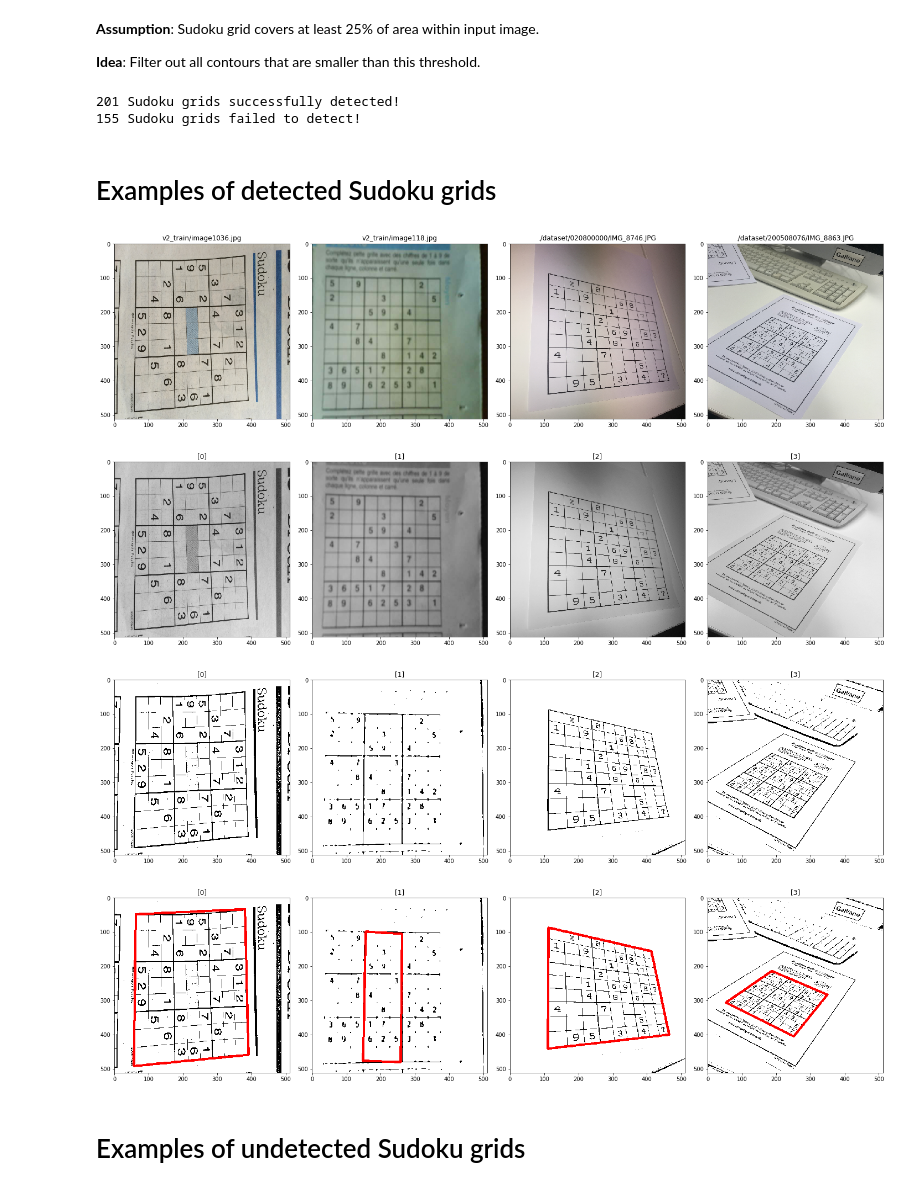
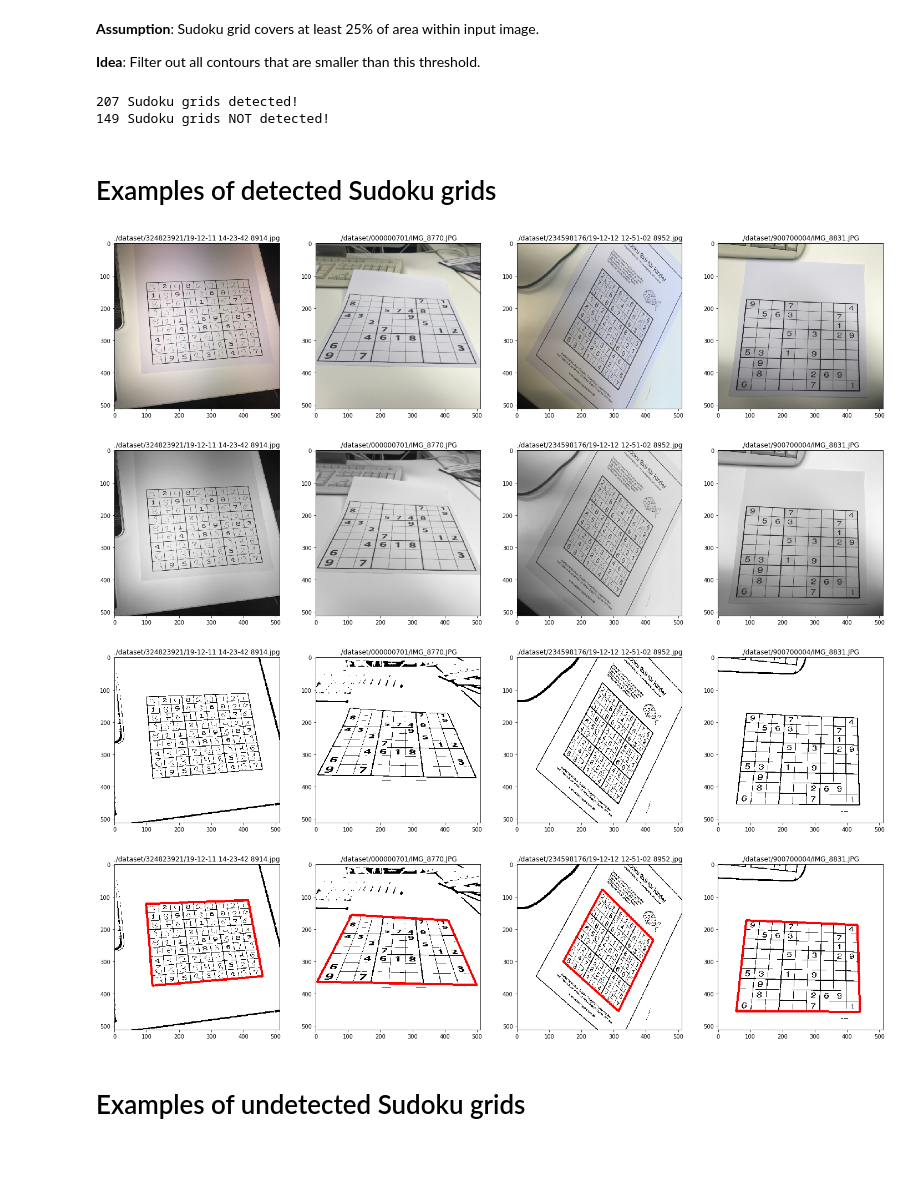
Before and after one commit to uol-mediaprocessing-201920/group-projects-sudoku-solver, a Jupyter notebook: main_detection.ipynb, the cells around one changed output. Cells and saved outputs as stored; diff of their text form; code cells hidden in the pictures; blank space fills up the shorter version.

```diff
--- a/main_detection.ipynb
+++ b/main_detection.ipynb
@@ -157,6 +172,6 @@ def get_foursided_contours(contours):
   return candidates
 
 foursided_contours = [get_foursided_contours(x) for x in approximated_contours]
-input_images["contour_image"] = [draw_contours(x, y) for x, y in zip(input_images["thresh_image"], foursided_contours)]
-show_images(input_images["contour_image"], titles=input_images["filename"], i_samples=demo_indices)
+dataset["contour_image"] = [draw_contours(x, y) for x, y in zip(dataset["thresh_image"], foursided_contours)]
+show_images(dataset["contour_image"], dataset.index, i_samples=demo_indices)
 # %% [output]
@@ -178,7 +193,7 @@ def get_largest_contour(contours):
     longest = np.argmax(lengths)
     return contours[longest]
 
-largest_contours = [get_largest_contour(x) for x in foursided_contours]
-input_images["contour_image"] = [draw_contours(x, [y]) for x, y in zip(input_images["thresh_image"], largest_contours)]
-show_images(input_images["contour_image"], titles=input_images["filename"], i_samples=demo_indices)
+dataset["contour"] = [get_largest_contour(x) for x in foursided_contours]
+dataset["contour_image"] = [draw_contours(x, [y], thickness=0.01) for x, y in zip(dataset["thresh_image"], largest_contours)]
+show_images(dataset["contour_image"], dataset.index, i_samples=demo_indices)
 # %% [output]
@@ -190,41 +205,37 @@ show_images(input_images["contour_image"], titles=input_images["filename"], i_sa
 
 **Idea**: Filter out all contours that are smaller than this threshold.
 # %%
-def check_sudoku_contour(image, contour, threshold=0.1):
+def check_sudoku_contour(input_image, contour, threshold=0.1, **kwargs):
   if contour is None:
     return False
-  width, height = image.shape[:2]
+  width, height = input_image.shape[:2]
   total_image_area = width * height
   contour_area = cv.contourArea(contour)
   return contour_area / total_image_area > threshold
 
-contour_validities = [check_sudoku_contour(x, y) for x, y in zip(input_images["thresh_image"], largest_contours)]
+dataset["contour_valid"] = [check_sudoku_contour(x, y) for x, y in zip(dataset["input_image"], dataset["contour"])]
-# %%
-good_indices = [i for i in range(len(input_images)) if contour_validities[i]]
-good_sudoku_contours = [largest_contours[i] for i in good_indices]
-good_input_images = input_images.iloc[good_indices].reset_index()
-print(len(good_indices), "Sudoku grids successfully detected!")
-
-bad_indices = [i for i in range(len(input_images)) if not contour_validities[i]]
-bad_sudoku_contours = [largest_contours[i] for i in bad_indices]
-bad_input_images = input_images.iloc[bad_indices].reset_index()
-print(len(bad_indices), "Sudoku grids failed to detect!")
-# %% [output]
-201 Sudoku grids successfully detected!
-155 Sudoku grids failed to detect!
+# %%
+dataset_good = dataset[dataset["contour_valid"] == True]
+print("%d Sudoku grids detected!" % len(dataset_good))
+
+dataset_bad = dataset[dataset["contour_valid"] == False]
+print("%d Sudoku grids NOT detected!" % len(dataset_bad))
+# %% [output]
+207 Sudoku grids detected!
+149 Sudoku grids NOT detected!
 # %% [markdown]
 # Examples of detected Sudoku grids
 # %%
-example_images = good_input_images.sample(n=4).reset_index()
-show_images(example_images["data"], example_images["filename"], rows=1)
-show_images(example_images["gray_image"], cmap="gray", rows=1)
-show_images(example_images["thresh_image"], cmap="gray", rows=1)
-show_images(example_images["contour_image"], rows=1)
+example_images = dataset_good.sample(n=4)
+show_images(example_images["input_image"], example_images.index, rows=1)
+show_images(example_images["gray_image"], example_images.index, cmap="gray", rows=1)
+show_images(example_images["thresh_image"], example_images.index, cmap="gray", rows=1)
+show_images(example_images["contour_image"], example_images.index, rows=1)
 # %% [output]
-[figure, old version]
+[figure, new version]
-[figure, old version]
+[figure, new version]
-[figure, old version]
+[figure, new version]
-[figure, old version]
+[figure, new version]
 # %% [markdown]
 # Examples of undetected Sudoku grids
 # %%
```
Also changed, not shown: parts of 16 cells of this notebook.
